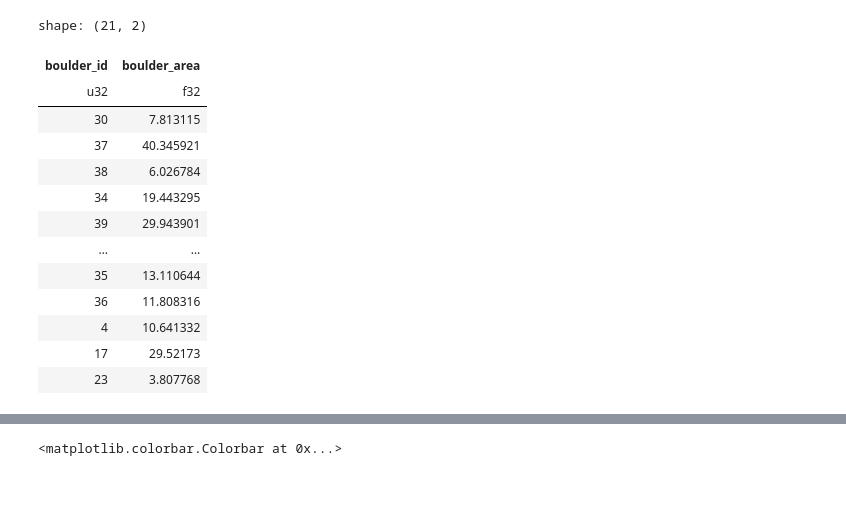
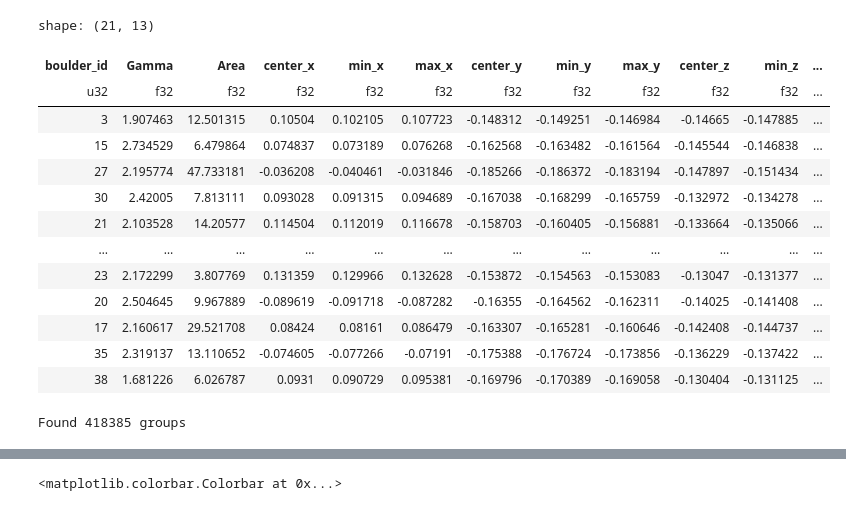
Before and after one commit to Joshua13764/QMAP, a Jupyter notebook: analysis/Refine_plus/agg_combine_db.ipynb, the cells around one changed output, grey strips where cells are left out. Saved outputs shown, nothing was run; the diff lists cells and outputs as text; code cells hidden in the pictures.

```diff
--- a/analysis/Refine_plus/agg_combine_db.ipynb
+++ b/analysis/Refine_plus/agg_combine_db.ipynb
@@ -44,35 +44,55 @@ shape: (5, 60)
 | 416 | 1667 | "posx" | 0.001033 | 1.002214 | 1.01178 | 1.00009 | ... |
 | 416 | 1668 | "posx" | 0.000984 | 1.002214 | 1.01178 | 1.00009 | ... |
 # %%
+agg_exprs = [
+    ((pl.col("32bit_reflectance").max() - pl.col("32bit_reflectance").mean())
+     / pl.col("32bit_reflectance").std()).alias("Gamma"),
+    pl.col("area").sum().alias("Area"),
+
+    pl.col("positions_x").mean().alias("center_x"),
+    pl.col("positions_x").min().alias("min_x"),
+    pl.col("positions_x").max().alias("max_x"),
+
+    pl.col("positions_y").mean().alias("center_y"),
+    pl.col("positions_y").min().alias("min_y"),
+    pl.col("positions_y").max().alias("max_y"),
+
+    pl.col("positions_z").mean().alias("center_z"),
+    pl.col("positions_z").min().alias("min_z"),
+    pl.col("positions_z").max().alias("max_z"),
+
+    pl.len().alias("number_of_samples"),
+]
+
 filter_df.group_by("boulder_id").agg(
-    pl.col("area").sum().alias("boulder_area")
+    agg_exprs
 )
 # %% [output]
-shape: (21, 2)
+shape: (21, 13)
-| boulder_id | boulder_area |
-| u32 | f32 |
-| 30 | 7.813115 |
-| 37 | 40.345921 |
-| 38 | 6.026784 |
-| 34 | 19.443295 |
-| 39 | 29.943901 |
-| … | … |
-| 35 | 13.110644 |
-| 36 | 11.808316 |
-| 4 | 10.641332 |
-| 17 | 29.52173 |
-| 23 | 3.807768 |
+| boulder_id | Gamma | Area | center_x | min_x | max_x | center_y | min_y | max_y | center_z | min_z | ... |
+| u32 | f32 | f32 | f32 | f32 | f32 | f32 | f32 | f32 | f32 | f32 | ... |
+| 3 | 1.907463 | 12.501315 | 0.10504 | 0.102105 | 0.107723 | -0.148312 | -0.149251 | -0.146984 | -0.14665 | -0.147885 | ... |
+| 15 | 2.734529 | 6.479864 | 0.074837 | 0.073189 | 0.076268 | -0.162568 | -0.163482 | -0.161564 | -0.145544 | -0.146838 | ... |
+| 27 | 2.195774 | 47.733181 | -0.036208 | -0.040461 | -0.031846 | -0.185266 | -0.186372 | -0.183194 | -0.147897 | -0.151434 | ... |
+| 30 | 2.42005 | 7.813111 | 0.093028 | 0.091315 | 0.094689 | -0.167038 | -0.168299 | -0.165759 | -0.132972 | -0.134278 | ... |
+| 21 | 2.103528 | 14.20577 | 0.114504 | 0.112019 | 0.116678 | -0.158703 | -0.160405 | -0.156881 | -0.133664 | -0.135066 | ... |
+| … | … | … | … | … | … | … | … | … | … | … | ... |
+| 23 | 2.172299 | 3.807769 | 0.131359 | 0.129966 | 0.132628 | -0.153872 | -0.154563 | -0.153083 | -0.13047 | -0.131377 | ... |
+| 20 | 2.504645 | 9.967889 | -0.089619 | -0.091718 | -0.087282 | -0.16355 | -0.164562 | -0.162311 | -0.14025 | -0.141408 | ... |
+| 17 | 2.160617 | 29.521708 | 0.08424 | 0.08161 | 0.086479 | -0.163307 | -0.165281 | -0.160646 | -0.142408 | -0.144737 | ... |
+| 35 | 2.319137 | 13.110652 | -0.074605 | -0.077266 | -0.07191 | -0.175388 | -0.176724 | -0.173856 | -0.136229 | -0.137422 | ... |
+| 38 | 1.681226 | 6.026787 | 0.0931 | 0.090729 | 0.095381 | -0.169796 | -0.170389 | -0.169058 | -0.130404 | -0.131125 | ... |
 # %%
-# from boulder_statistics.refinement_plus.refinement_chunking import ChunkingTools
+from boulder_statistics.refinement_plus.refinement_chunking import ChunkingTools
 
-# ChunkingTools.agg_in_slices(
-#     agg_export_path,
-#     pl.scan_parquet(export_folder),
-#     "boulder_id",
-#     [
-#         pl.col("area").sum().alias("boulder_area")
-#     ]
-# )
+ChunkingTools.agg_in_slices(
+    agg_export_path,
+    pl.scan_parquet(export_folder),
+    "boulder_id",
+    agg_exprs
+)
+# %% [output]
+Found 418385 groups
 # %%
 pl.read_parquet(agg_export_path)
 # %% [output]
```
Also changed, not shown: parts of 1 cell of this notebook, 2 other files.
